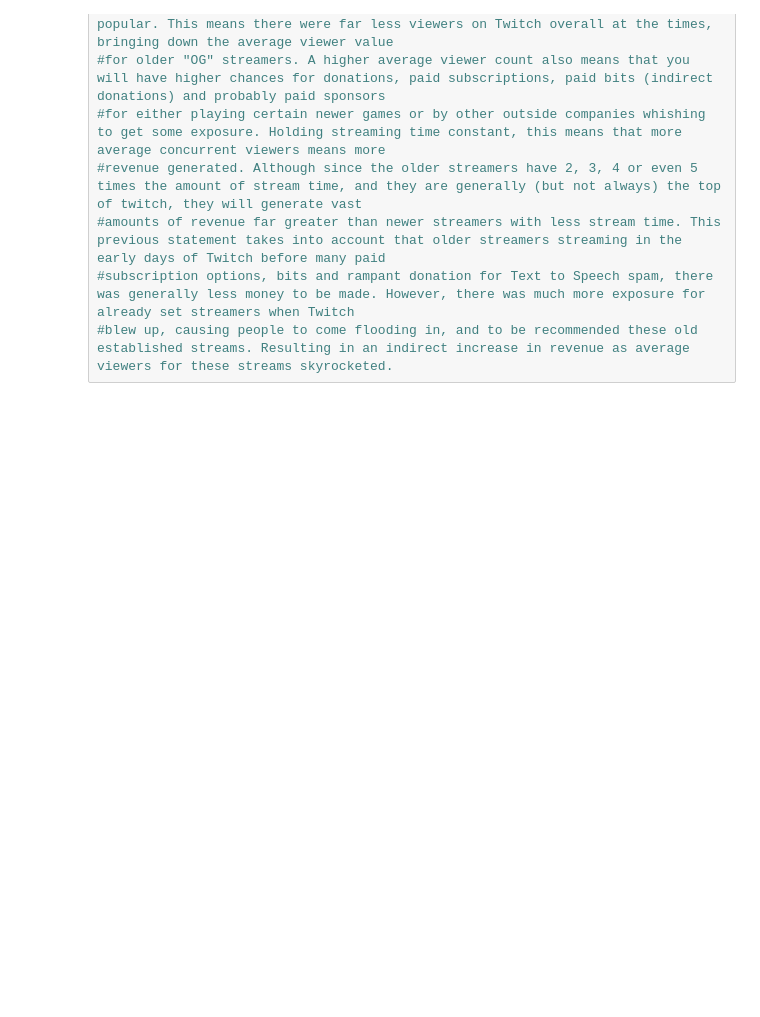
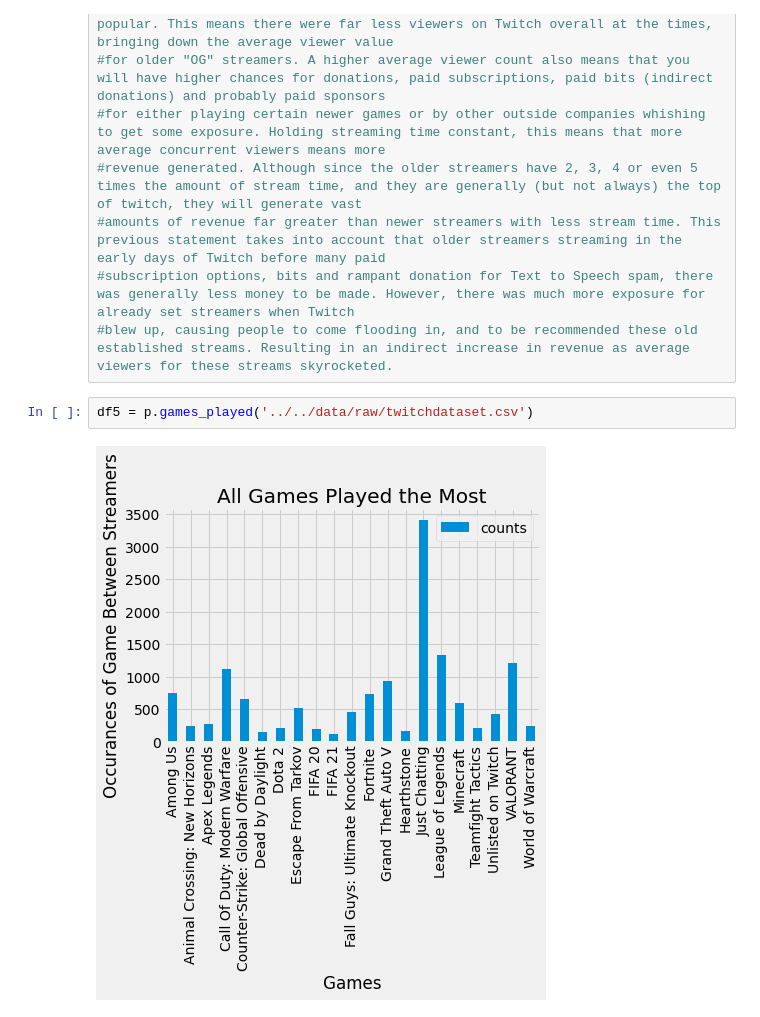
Before and after one commit to data301-2020-winter2/course-project-group_1034, a Jupyter notebook: analysis/scripts/Task5.ipynb, the cells around one changed output. Cells and saved outputs as stored; diff of their text form; blank space fills up the shorter version.

```diff
--- a/analysis/scripts/Task5.ipynb
+++ b/analysis/scripts/Task5.ipynb
@@ -34,3 +36,7 @@ df4.plot(kind='scatter', x='stream time', y='average viewers')
 #amounts of revenue far greater than newer streamers with less stream time. This previous statement takes into account that older streamers streaming in the early days of Twitch before many paid
 #subscription options, bits and rampant donation for Text to Speech spam, there was generally less money to be made. However, there was much more exposure for already set streamers when Twitch
 #blew up, causing people to come flooding in, and to be recommended these old established streams. Resulting in an indirect increase in revenue as average viewers for these streams skyrocketed.
+# %%
+df5 = p.games_played('../../data/raw/twitchdataset.csv')
+# %% [output]
+[figure, added]
```
Also changed, not shown: parts of 4 cells of this notebook, 4 other files.
